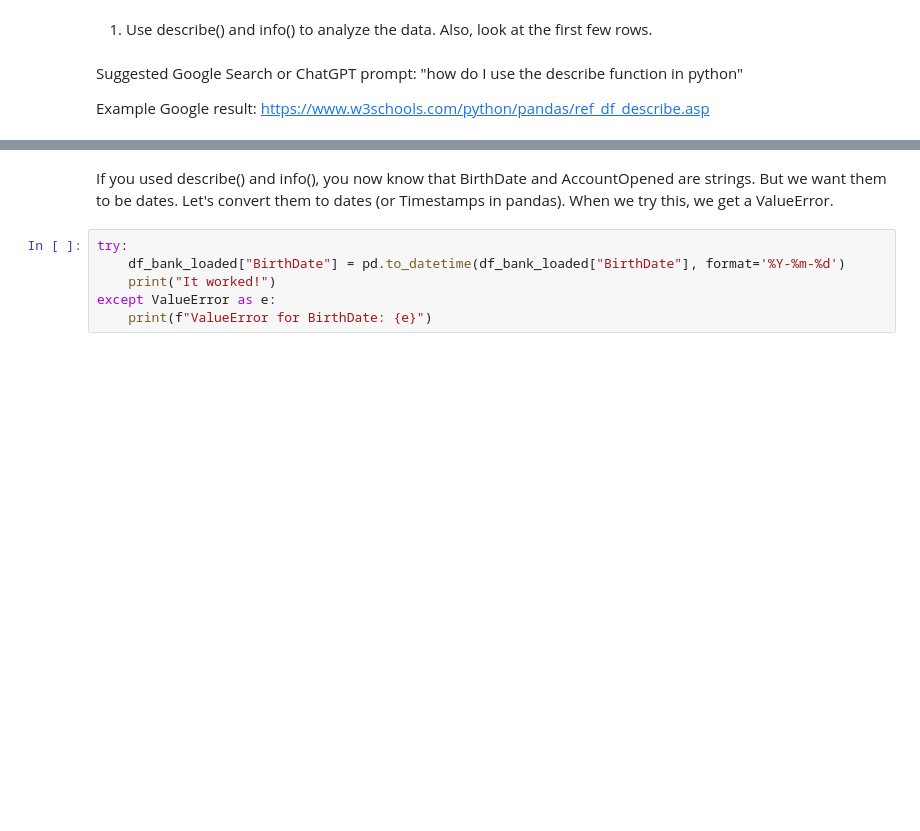
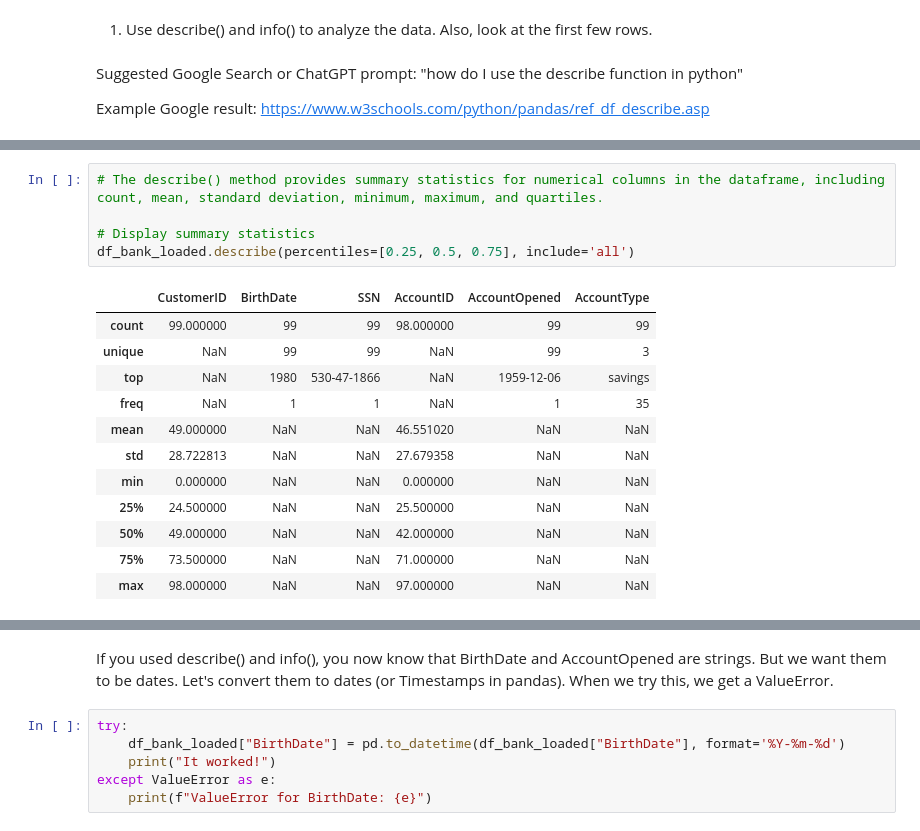
Before and after one commit to ndumay/Nic-Dumay-2025-spring-B2, a Jupyter notebook: ModB2-Week1-DuMay-Nic.ipynb, the cells around one changed output, grey strips where cells are left out. Drawn from its saved outputs; the diff is of its cells as text; blank space fills up the shorter version.

```diff
--- a/ModB2-Week1-DuMay-Nic.ipynb
+++ b/ModB2-Week1-DuMay-Nic.ipynb
@@ -117,3 +163,21 @@ Example Google result: https://www.w3schools.com/python/pandas/ref_df_describe.a
+# %%
+# The describe() method provides summary statistics for numerical columns in the dataframe, including count, mean, standard deviation, minimum, maximum, and quartiles.
+
+# Display summary statistics
+df_bank_loaded.describe(percentiles=[0.25, 0.5, 0.75], include='all')
+# %% [output]
+|  | CustomerID | BirthDate | SSN | AccountID | AccountOpened | AccountType |
+| count | 99.000000 | 99 | 99 | 98.000000 | 99 | 99 |
+| unique | NaN | 99 | 99 | NaN | 99 | 3 |
+| top | NaN | 1980 | 530-47-1866 | NaN | 1959-12-06 | savings |
+| freq | NaN | 1 | 1 | NaN | 1 | 35 |
+| mean | 49.000000 | NaN | NaN | 46.551020 | NaN | NaN |
+| std | 28.722813 | NaN | NaN | 27.679358 | NaN | NaN |
+| min | 0.000000 | NaN | NaN | 0.000000 | NaN | NaN |
+| 25% | 24.500000 | NaN | NaN | 25.500000 | NaN | NaN |
+| 50% | 49.000000 | NaN | NaN | 42.000000 | NaN | NaN |
+| 75% | 73.500000 | NaN | NaN | 71.000000 | NaN | NaN |
+| max | 98.000000 | NaN | NaN | 97.000000 | NaN | NaN |
 # %%
 # The first few rows
 df_bank_loaded.iloc[0:5]
```
Also changed, not shown: parts of 23 cells of this notebook, 3 other files.
